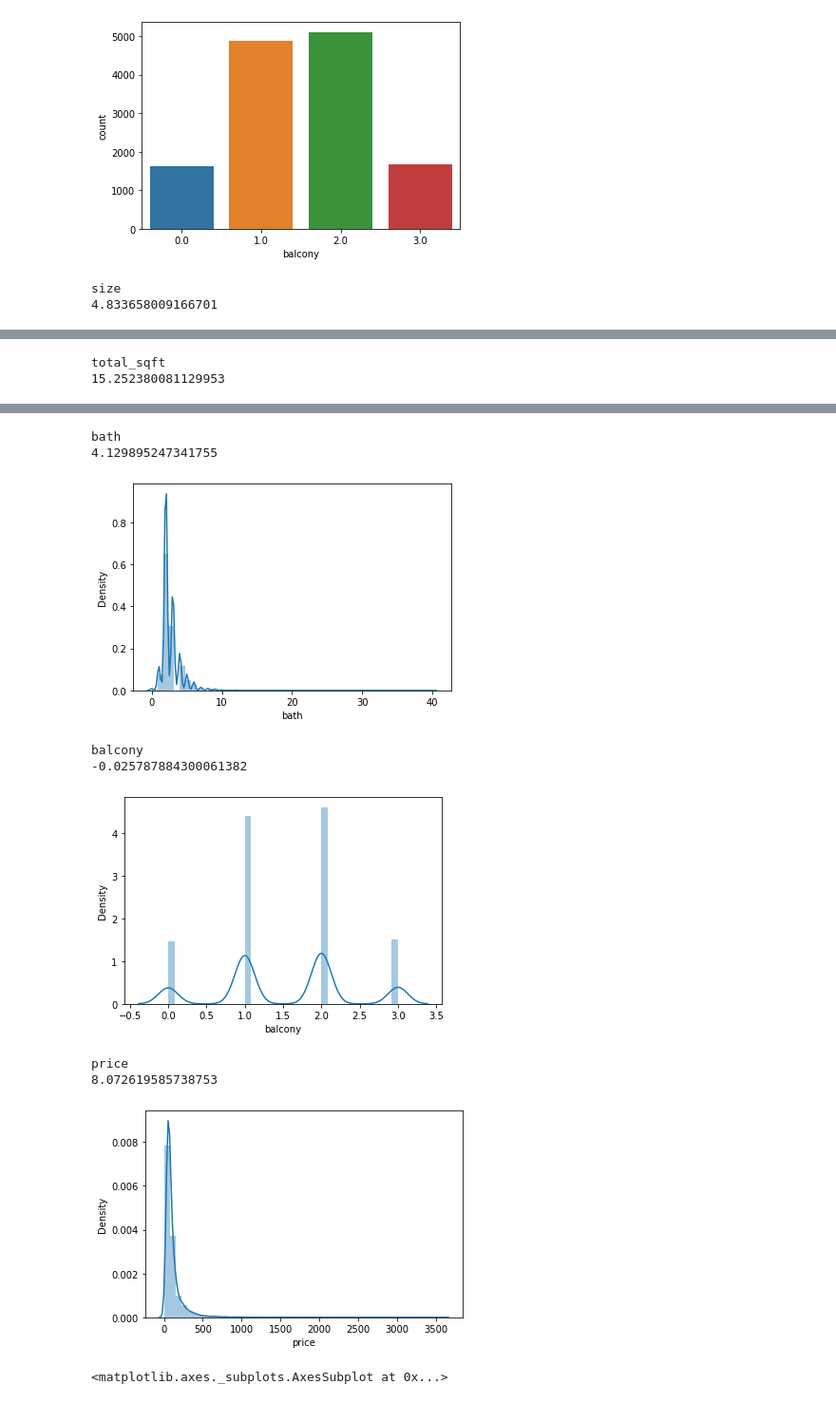
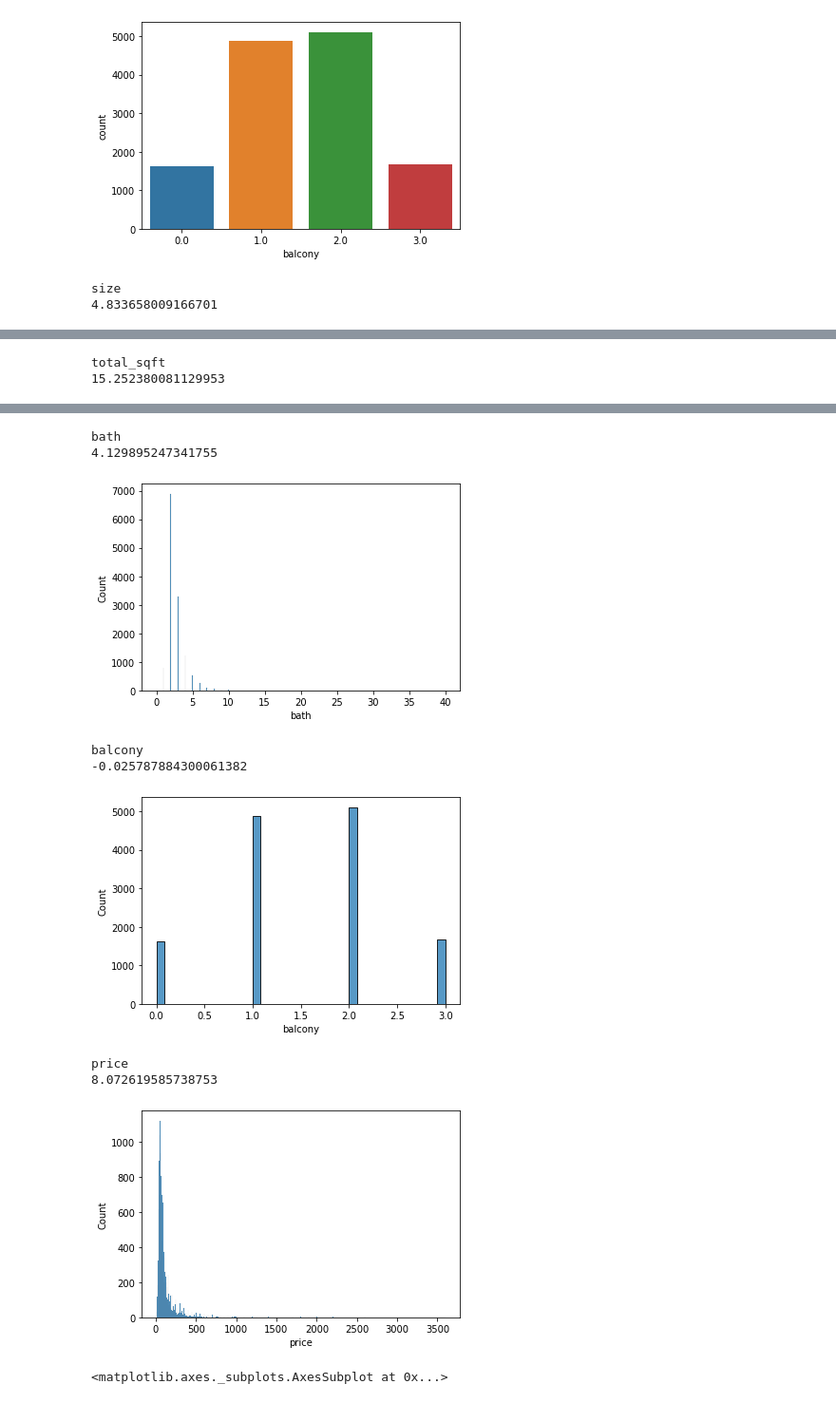
Before and after one commit to mansoorshaik049/abc, a Jupyter notebook: PUNE_house_price.ipynb, the cells around one changed output, grey strips where cells are left out. Shown: that part at 95% size. Cells and saved outputs as stored; diff of their text form; code cells hidden in the pictures.

```diff
--- a/PUNE_house_price.ipynb
+++ b/PUNE_house_price.ipynb
@@ -349,7 +351,7 @@ cols_n=["size","total_sqft","bath","balcony","price"]
 for cols_n in cols_n:
     print(cols_n)
     print(skew(df[cols_n]))
-    sns.distplot(df[cols_n])
+    sns.histplot(df[cols_n])
     plt.show()
 # %% [output]
 size
@@ -361,12 +363,12 @@ total_sqft
 bath
 4.129895247341755
-[figure, old version]
+[figure, new version]
 balcony
 -0.025787884300061382
-[figure, old version]
+[figure, new version]
 price
 8.072619585738753
-[figure, old version]
+[figure, new version]
 # %%
 sns.heatmap(df.corr(), annot=True)
 # %% [output]
```
Also changed, not shown: parts of 10 cells of this notebook.
